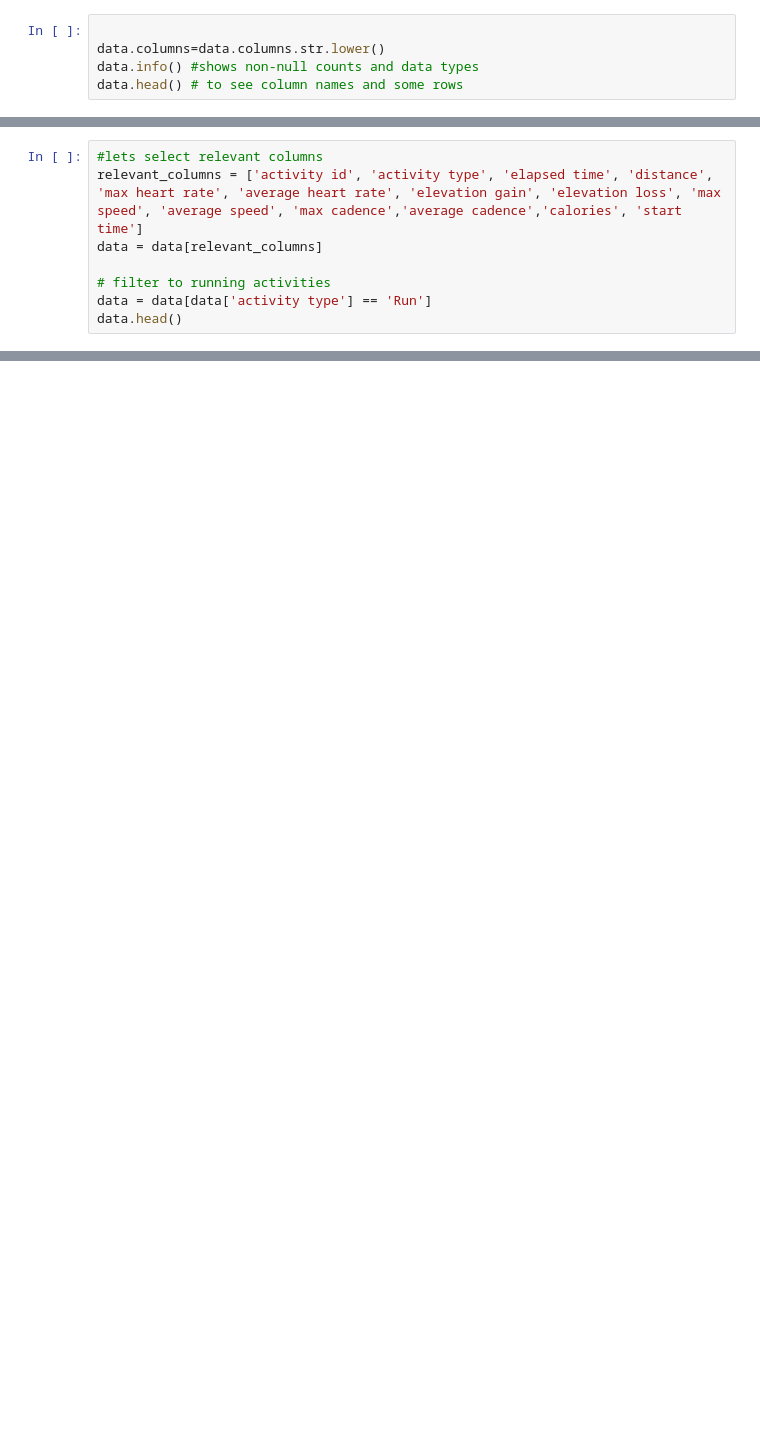
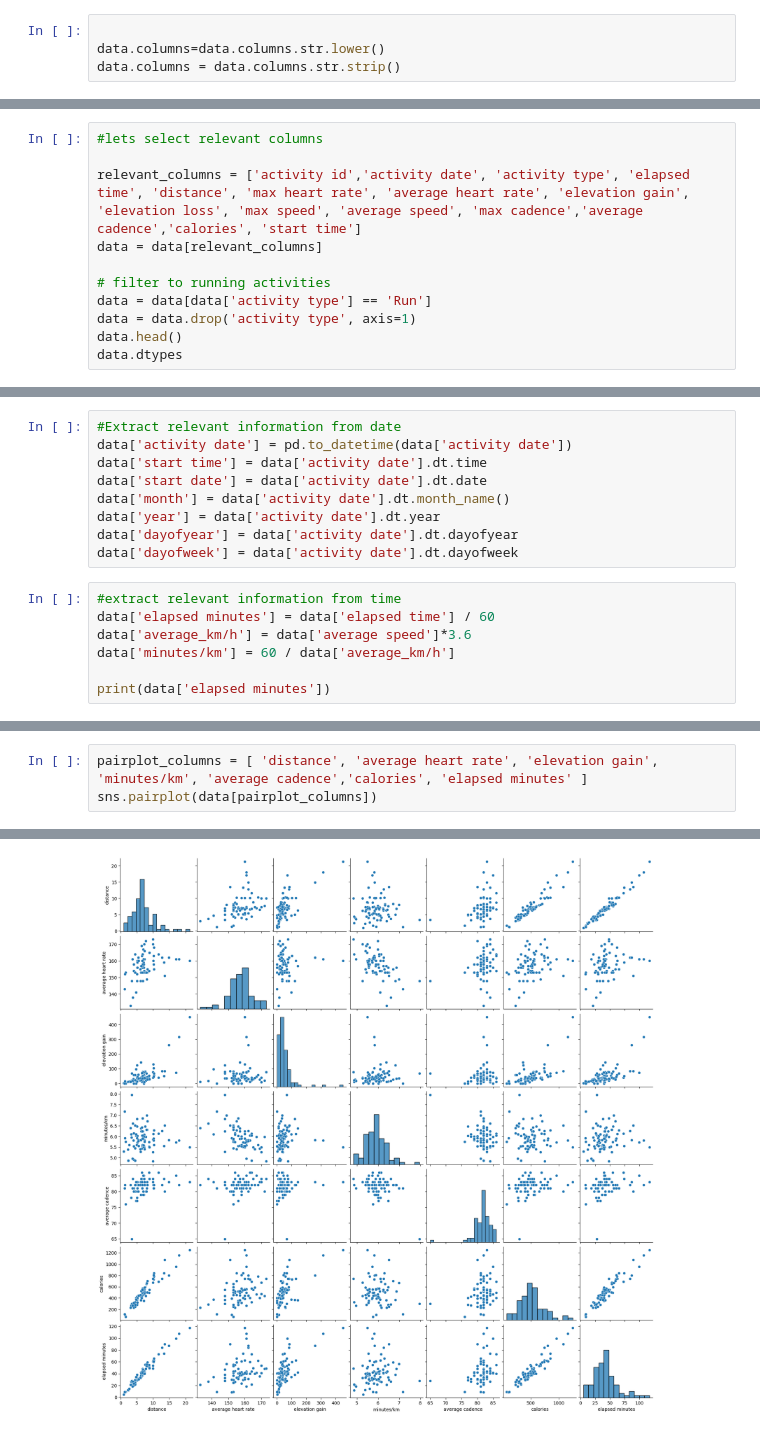
Before and after one commit to CarlArthur01/Running-analyzer, a Jupyter notebook: data_cleaner.ipynb, the cells around one changed output, grey strips where cells are left out. Drawn from its saved outputs; the diff is of its cells as text; blank space fills up the shorter version.

Commit message:
created plots and average values

```diff
--- a/data_cleaner.ipynb
+++ b/data_cleaner.ipynb
@@ -10,5 +14,4 @@ data.shape
 # %%
 
 data.columns=data.columns.str.lower()
-data.info() #shows non-null counts and data types
-data.head() # to see column names and some rows
+data.columns = data.columns.str.strip()
@@ -40,9 +18,12 @@ memory usage: 147.3+ KB
 # %%
 #lets select relevant columns
-relevant_columns = ['activity id', 'activity type', 'elapsed time', 'distance', 'max heart rate', 'average heart rate', 'elevation gain', 'elevation loss', 'max speed', 'average speed', 'max cadence','average cadence','calories', 'start time']
+
+relevant_columns = ['activity id','activity date', 'activity type', 'elapsed time', 'distance', 'max heart rate', 'average heart rate', 'elevation gain', 'elevation loss', 'max speed', 'average speed', 'max cadence','average cadence','calories', 'start time']
 data = data[relevant_columns]
 
 # filter to running activities
 data = data[data['activity type'] == 'Run']
+data = data.drop('activity type', axis=1)
 data.head()
+data.dtypes
 # %% [output]
@@ -49,0 +45,16 @@ data.head()
+# %%
+#Extract relevant information from date
+data['activity date'] = pd.to_datetime(data['activity date'])
+data['start time'] = data['activity date'].dt.time
+data['start date'] = data['activity date'].dt.date
+data['month'] = data['activity date'].dt.month_name()
+data['year'] = data['activity date'].dt.year
+data['dayofyear'] = data['activity date'].dt.dayofyear
+data['dayofweek'] = data['activity date'].dt.dayofweek
+# %%
+#extract relevant information from time
+data['elapsed minutes'] = data['elapsed time'] / 60
+data['average_km/h'] = data['average speed']*3.6
+data['minutes/km'] = 60 / data['average_km/h']
+
+print(data['elapsed minutes'])
@@ -49,0 +74,4 @@ data.head()
+# %%
+pairplot_columns = [ 'distance', 'average heart rate', 'elevation gain',  'minutes/km', 'average cadence','calories', 'elapsed minutes' ]
+sns.pairplot(data[pairplot_columns])
+# %% [output]
@@ -49,0 +79 @@ data.head()
+[figure, added]
```
Also changed, not shown: parts of 7 cells of this notebook.
